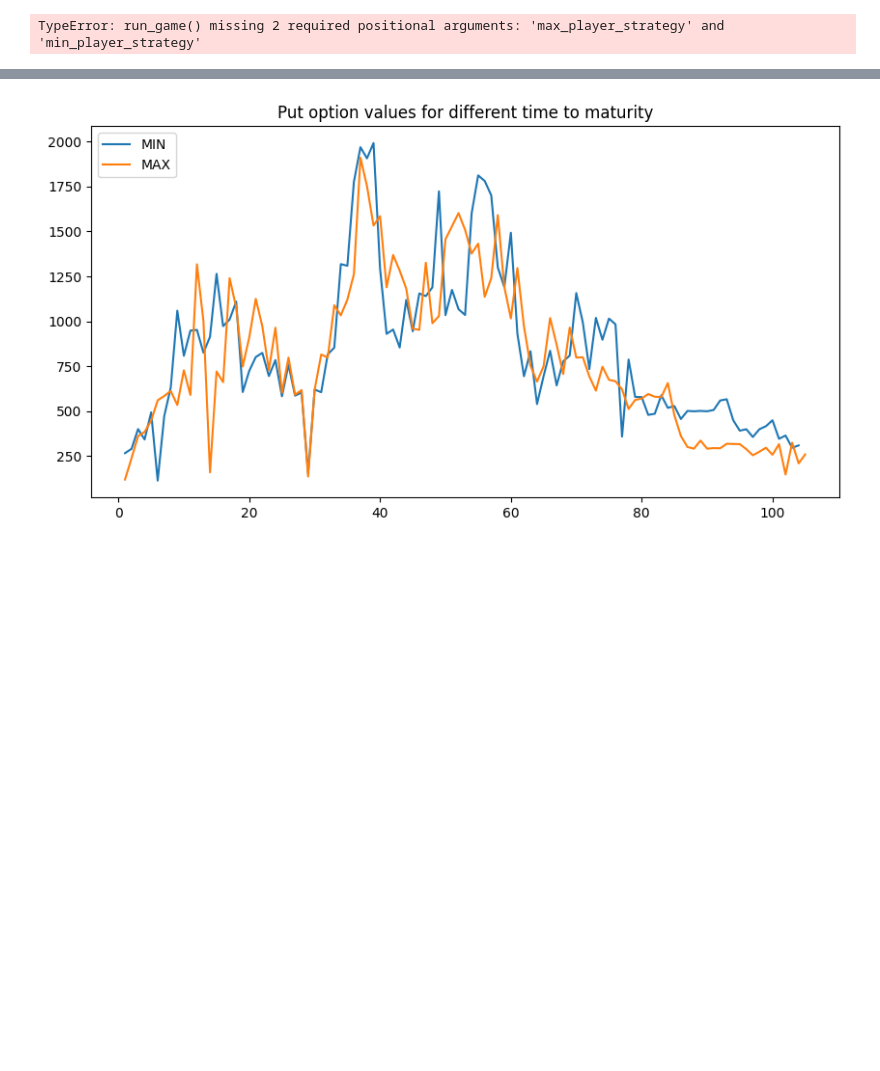
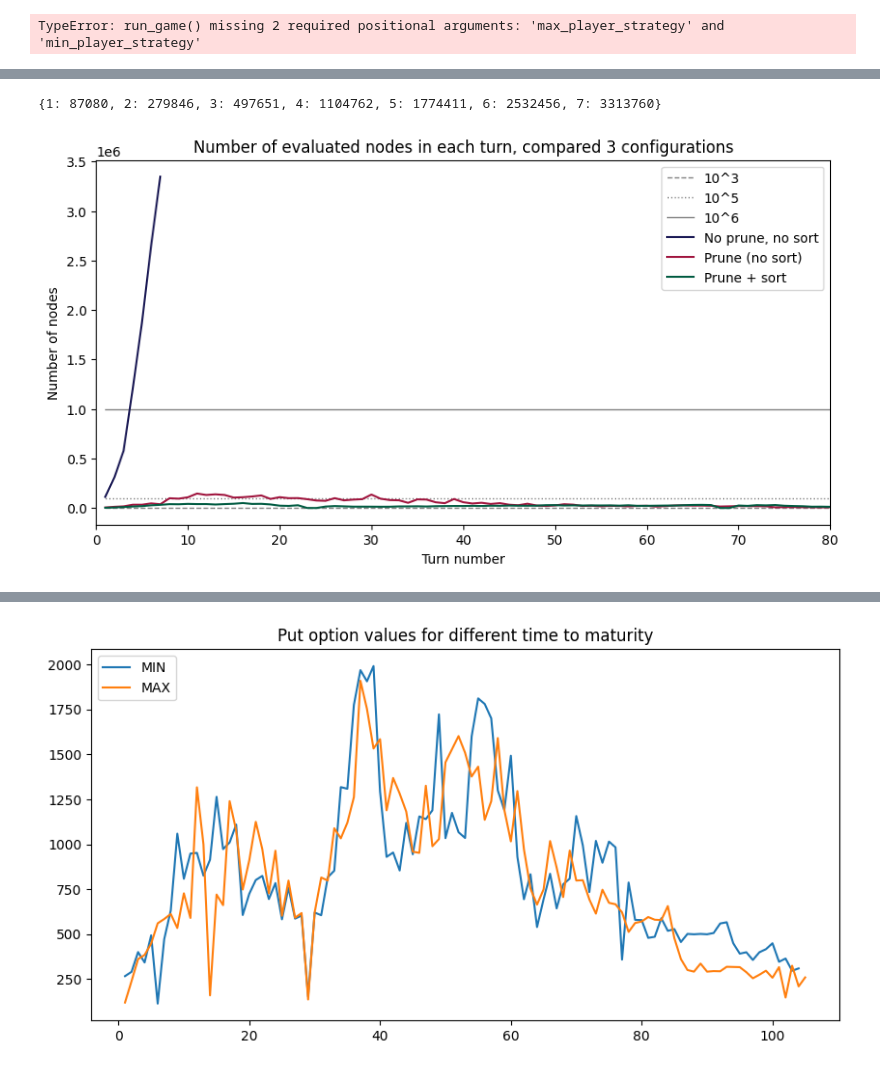
Before and after one commit to Krisenberg/AI_Lab, a Jupyter notebook: Lab_2_logic_game_Halma/src/test.ipynb, the cells around one changed output, grey strips where cells are left out. Saved outputs shown, nothing was run; the diff lists cells and outputs as text; code cells hidden in the pictures; blank space fills up the shorter version.

Commit message:
Started chart comparison. Strategies to be done

```diff
--- a/Lab_2_logic_game_Halma/src/test.ipynb
+++ b/Lab_2_logic_game_Halma/src/test.ipynb
@@ -111,0 +62,8 @@ plt.show()
+# %%
+from strategy import GameStrategy, PlayerStrategy
+init_game_state_filename = 'initial_state.txt'
+max_player_strategy = GameStrategy(True, PlayerStrategy.EARLY_GAME_CONQUER_CENTER, PlayerStrategy.MIDDLE_GAME_MOVE_DIAGONAL, PlayerStrategy.END_GAME_FILL_FROM_END)
+min_player_strategy = GameStrategy(False, PlayerStrategy.EARLY_GAME_CONQUER_CENTER, PlayerStrategy.MIDDLE_GAME_MOVE_DIAGONAL, PlayerStrategy.END_GAME_FILL_FROM_END)
+# %%
+from run import run_game
+game_result_prune_sort = run_game(init_game_state_filename, max_player_strategy, min_player_strategy, 3, False, True, True)
@@ -111,0 +88,3 @@ plt.show()
+# %%
+from run import run_game
+game_result_prune_no_sort = run_game(init_game_state_filename, max_player_strategy, min_player_strategy, 3, False, True, False)
@@ -111,0 +109,3 @@ plt.show()
+# %%
+from run import run_game
+game_result_no_prune_no_sort = run_game(init_game_state_filename, max_player_strategy, min_player_strategy, 3, False, False, False)
@@ -111,0 +130,57 @@ plt.show()
+# %%
+print(game_result_no_prune_no_sort.max_player_visited_nodes)
+# %% [output]
+{1: 87080, 2: 279846, 3: 497651, 4: 1104762, 5: 1774411, 6: 2532456, 7: 3313760}
+# %%
+import matplotlib.pyplot as plt
+import numpy as np
+
+x_1 = list(game_result_no_prune_no_sort.max_player_visited_nodes.keys())
+x_2 = list(game_result_prune_no_sort.max_player_visited_nodes.keys())
+x_3 = list(game_result_prune_sort.max_player_visited_nodes.keys())
+
+y_1_max = list(game_result_no_prune_no_sort.max_player_visited_nodes.values())
+y_1_min = list(game_result_no_prune_no_sort.min_player_visited_nodes.values())
+y_1 = [round((y_min + y_max)/2) for y_min, y_max in zip(y_1_min, y_1_max)]
+
+y_2_max = list(game_result_prune_no_sort.max_player_visited_nodes.values())
+y_2_min = list(game_result_prune_no_sort.min_player_visited_nodes.values())
+y_2 = [round((y_min + y_max)/2) for y_min, y_max in zip(y_2_min, y_2_max)]
+
+y_3_max = list(game_result_prune_sort.max_player_visited_nodes.values())
+y_3_min = list(game_result_prune_sort.min_player_visited_nodes.values())
+y_3 = [round((y_min + y_max)/2) for y_min, y_max in zip(y_3_min, y_3_max)]
+
+baselines = [1000, 100000, 1000000]
+baselines_labels = ['10^3', '10^5', '10^6']
+baselines_styles = ['--', 'dotted', 'solid']
+
+fig, ax = plt.subplots(figsize=(10,5))
+
+for baseline, label, style in zip(baselines, baselines_labels, baselines_styles):
+    ax.plot([x_2[0], x_2[-1]], [baseline, baseline], label=label, color="gray", linestyle=style, linewidth=1,)
+    # ax.text(x_2[-1] * 1.01, baseline, label, color="gray", fontweight="bold", horizontalalignment="left", verticalalignment="center")
+
+colors = ["#1B1A55", "#A0153E", "#005B41"]
+
+ax.plot(x_1, y_1, label='No prune, no sort', color=colors[0])
+# ax.text(x_2[-1] * 1.01, y_1[-1], 'No prune, no sort', color=colors[0], fontweight="bold", horizontalalignment="left", verticalalignment="center")
+
+ax.plot(x_2, y_2, label='Prune (no sort)', color=colors[1])
+# ax.text(x_2[-1] * 1.01, y_2[-1], 'Prune (no sort)', color=colors[1], fontweight="bold", horizontalalignment="left", verticalalignment="center")
+
+ax.plot(x_3, y_3, label='Prune + sort', color=colors[2])
+# ax.text(x_2[-1] * 1.01, y_3[-1], 'Prune + sort', color=colors[2], fontweight="bold", horizontalalignment="left", verticalalignment="center")
+
+ax.set_xlabel('Turn number')
+ax.set_ylabel('Number of nodes')
+ax.set_xlim(0,80)
+# ax.set_ylim(0,500000)
+ax.set_title('Number of evaluated nodes in each turn, compared 3 configurations')
+ax.legend(loc='upper right')
+
+plt.savefig('../charts/3_configs_node_count.png', dpi=300)
+
+plt.show()
+# %% [output]
+[figure, added]
```
Also changed, not shown: parts of 7 cells of this notebook, 3 other files.
